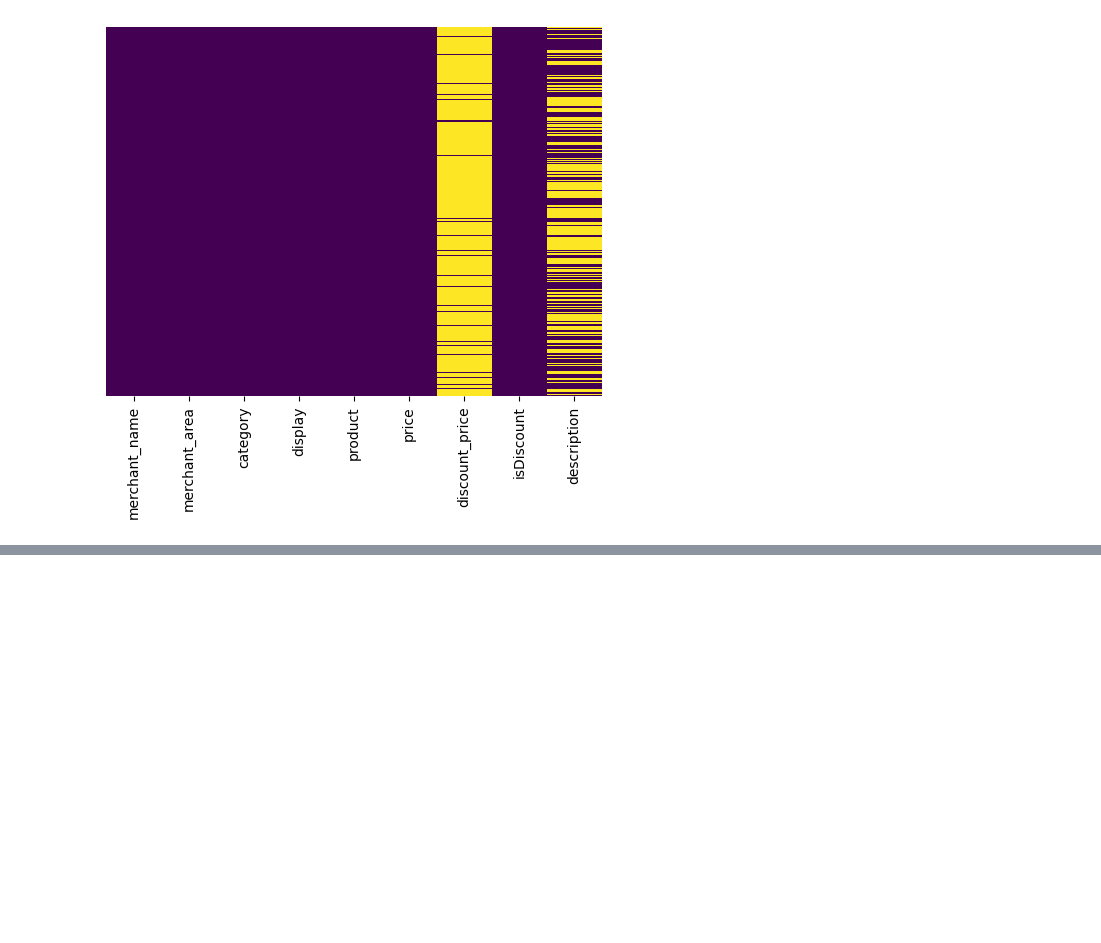
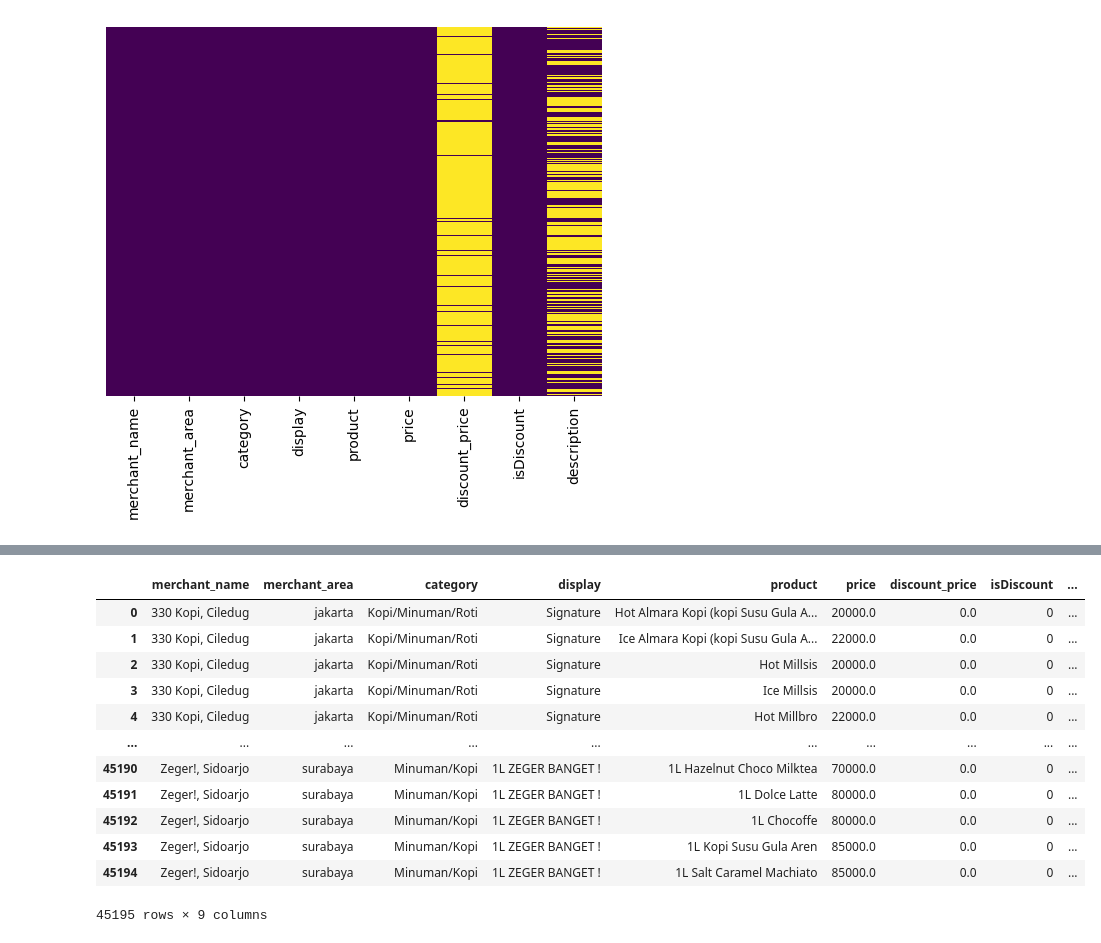
Before and after one commit to Edy-Mochamad/Analysis-Product-Revenue, a Jupyter notebook: produklist.ipynb, the cells around one changed output, grey strips where cells are left out. Saved outputs shown, nothing was run; the diff lists cells and outputs as text; code cells hidden in the pictures; blank space fills up the shorter version.

Commit message:
Mengisi data missing kolom discount_price

```diff
--- a/produklist.ipynb
+++ b/produklist.ipynb
@@ -123,0 +124,2 @@ sns.heatmap(dataset.isnull(), yticklabels = False, cbar = False, cmap = "viridis
+# %%
+dataset['discount_price'].fillna(0, inplace = True)
@@ -123,0 +139,16 @@ sns.heatmap(dataset.isnull(), yticklabels = False, cbar = False, cmap = "viridis
+# %%
+dataset
+# %% [output]
+|  | merchant_name | merchant_area | category | display | product | price | discount_price | isDiscount | ... |
+| 0 | 330 Kopi, Ciledug | jakarta | Kopi/Minuman/Roti | Signature | Hot Almara Kopi (kopi Susu Gula A... | 20000.0 | 0.0 | 0 | ... |
+| 1 | 330 Kopi, Ciledug | jakarta | Kopi/Minuman/Roti | Signature | Ice Almara Kopi (kopi Susu Gula A... | 22000.0 | 0.0 | 0 | ... |
+| 2 | 330 Kopi, Ciledug | jakarta | Kopi/Minuman/Roti | Signature | Hot Millsis | 20000.0 | 0.0 | 0 | ... |
+| 3 | 330 Kopi, Ciledug | jakarta | Kopi/Minuman/Roti | Signature | Ice Millsis | 20000.0 | 0.0 | 0 | ... |
+| 4 | 330 Kopi, Ciledug | jakarta | Kopi/Minuman/Roti | Signature | Hot Millbro | 22000.0 | 0.0 | 0 | ... |
+| ... | ... | ... | ... | ... | ... | ... | ... | ... | ... |
+| 45190 | Zeger!, Sidoarjo | surabaya | Minuman/Kopi | 1L ZEGER BANGET ! | 1L Hazelnut Choco Milktea | 70000.0 | 0.0 | 0 | ... |
+| 45191 | Zeger!, Sidoarjo | surabaya | Minuman/Kopi | 1L ZEGER BANGET ! | 1L Dolce Latte | 80000.0 | 0.0 | 0 | ... |
+| 45192 | Zeger!, Sidoarjo | surabaya | Minuman/Kopi | 1L ZEGER BANGET ! | 1L Chocoffe | 80000.0 | 0.0 | 0 | ... |
+| 45193 | Zeger!, Sidoarjo | surabaya | Minuman/Kopi | 1L ZEGER BANGET ! | 1L Kopi Susu Gula Aren | 85000.0 | 0.0 | 0 | ... |
+| 45194 | Zeger!, Sidoarjo | surabaya | Minuman/Kopi | 1L ZEGER BANGET ! | 1L Salt Caramel Machiato | 85000.0 | 0.0 | 0 | ... |
+45195 rows × 9 columns
```
Also changed, not shown: parts of 7 cells of this notebook.
